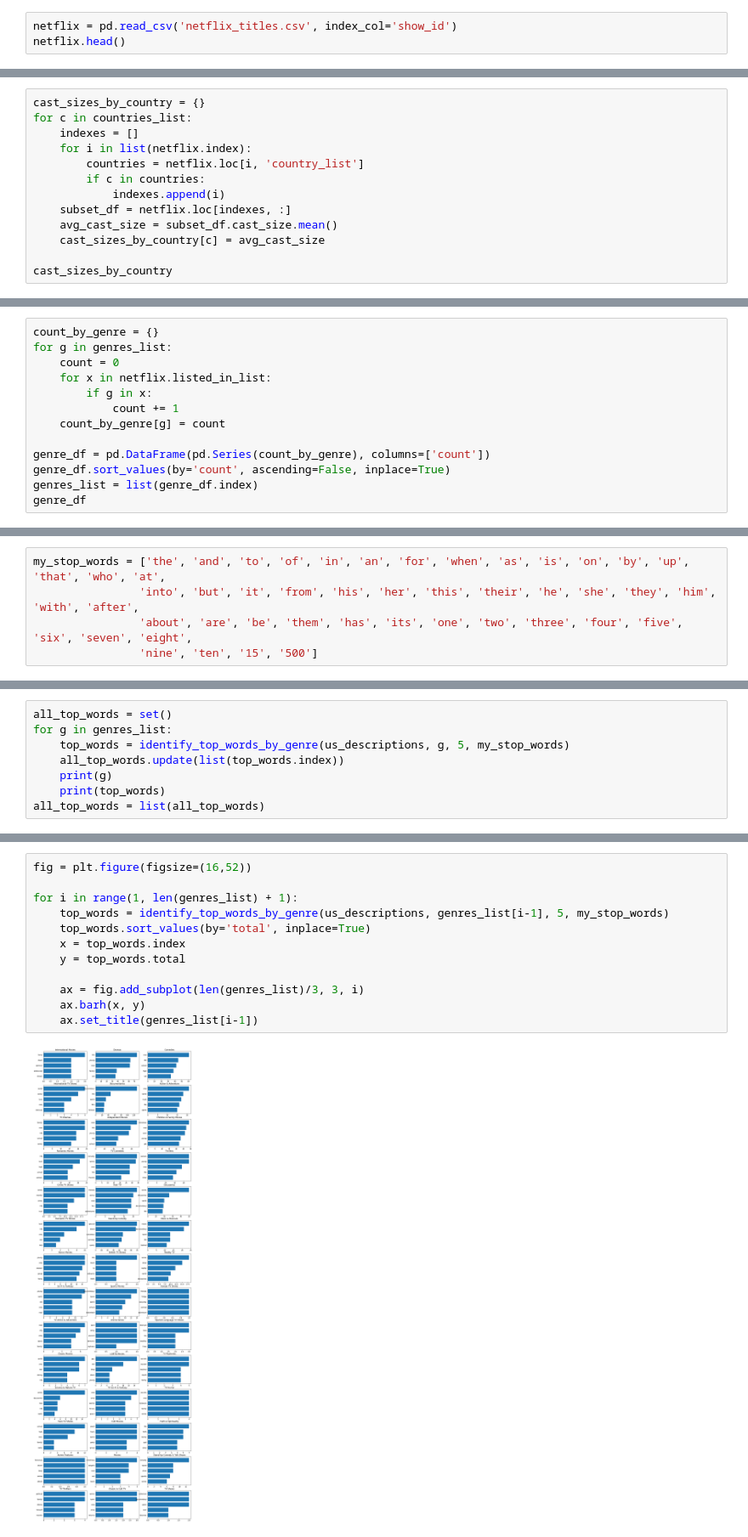
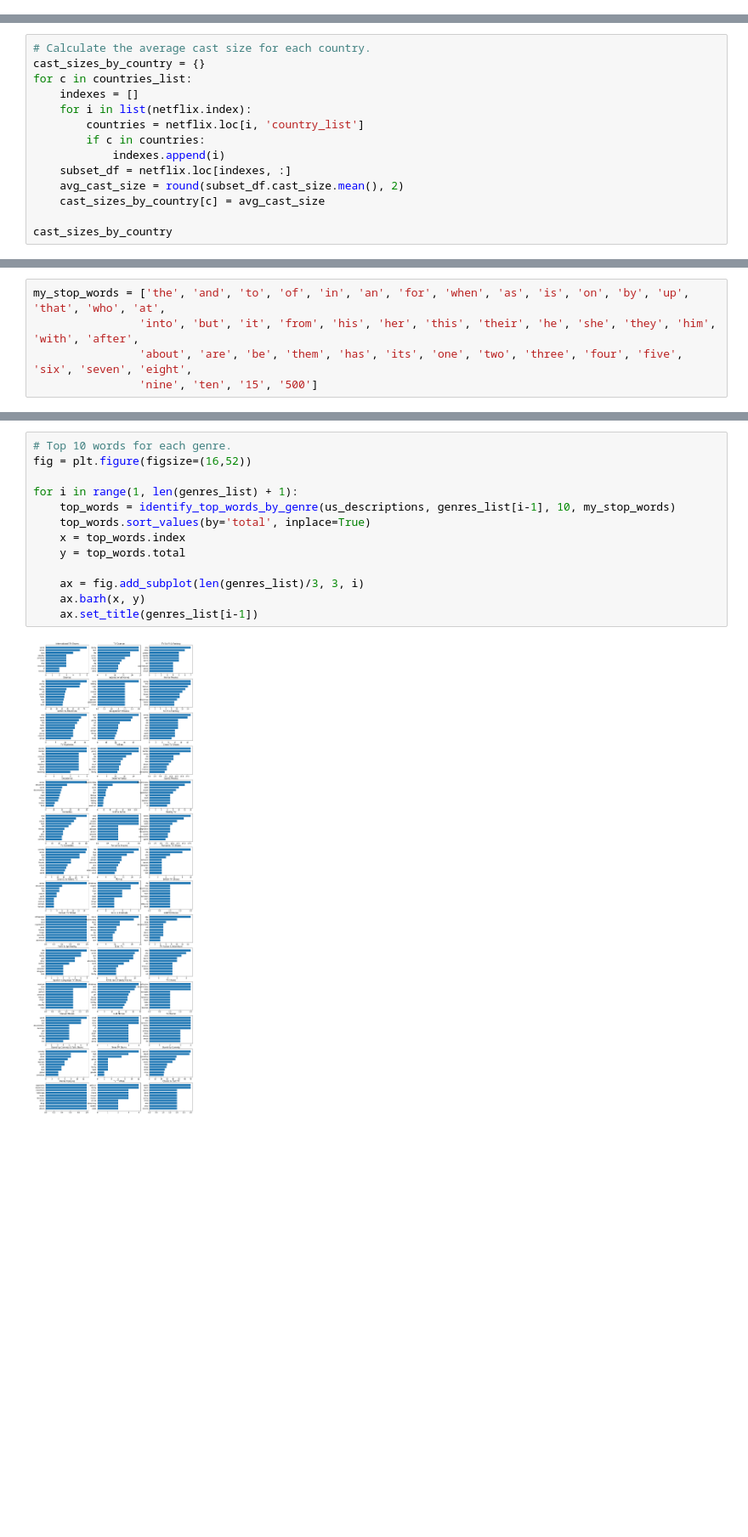
Before and after one commit to albert-ntiri/netflix, a Jupyter notebook: Netflix_EDA.ipynb, the cells around one changed output, grey strips where cells are left out. Shown at 85% size. Drawn from its saved outputs; the diff is of its cells as text; blank space fills up the shorter version.

```diff
--- a/Netflix_EDA.ipynb
+++ b/Netflix_EDA.ipynb
@@ -10,3 +24,0 @@ import matplotlib.pyplot as plt
-# %%
-netflix = pd.read_csv('netflix_titles.csv', index_col='show_id')
-netflix.head()
@@ -491,6 +499,7 @@ countries_list
  'East Germany',
  'Montenegro']
 # %%
+# Calculate the average cast size for each country.
 cast_sizes_by_country = {}
 for c in countries_list:
     indexes = []
@@ -499,7 +508,7 @@ for c in countries_list:
         if c in countries:
             indexes.append(i)
     subset_df = netflix.loc[indexes, :]
-    avg_cast_size = subset_df.cast_size.mean()
+    avg_cast_size = round(subset_df.cast_size.mean(), 2)
     cast_sizes_by_country[c] = avg_cast_size
 
 cast_sizes_by_country
@@ -790,16 +771,3 @@ genres_list
  'Anime Features',
  'TV Thrillers',
  'Classic & Cult TV']
-# %%
-count_by_genre = {}
-for g in genres_list:
-    count = 0
-    for x in netflix.listed_in_list:
-        if g in x:
-            count += 1
-    count_by_genre[g] = count
-
-genre_df = pd.DataFrame(pd.Series(count_by_genre), columns=['count'])
-genre_df.sort_values(by='count', ascending=False, inplace=True)
-genres_list = list(genre_df.index)
-genre_df
@@ -1193,11 +1143,3 @@ identify_top_words_by_genre(us_descriptions, 'Docuseries', 10, my_stop_words)
 | how | 15 | 10.43 | 9.82 |
 | history | 11 | 7.98 | 7.36 |
 | food | 10 | 6.13 | 5.52 |
-# %%
-all_top_words = set()
-for g in genres_list:
-    top_words = identify_top_words_by_genre(us_descriptions, g, 5, my_stop_words)
-    all_top_words.update(list(top_words.index))
-    print(g)
-    print(top_words)
-all_top_words = list(all_top_words)
@@ -1222,14 +1146,15 @@ over             1                100.00                66.67
 # %%
+# Top 10 words for each genre.
 fig = plt.figure(figsize=(16,52))
 
 for i in range(1, len(genres_list) + 1):
-    top_words = identify_top_words_by_genre(us_descriptions, genres_list[i-1], 5, my_stop_words)
+    top_words = identify_top_words_by_genre(us_descriptions, genres_list[i-1], 10, my_stop_words)
     top_words.sort_values(by='total', inplace=True)
     x = top_words.index
     y = top_words.total
 
     ax = fig.add_subplot(len(genres_list)/3, 3, i)
     ax.barh(x, y)
     ax.set_title(genres_list[i-1])
 # %% [output]
-[figure, old version]
+[figure, new version]
```
Also changed, not shown: parts of 86 cells of this notebook, 1 other file.
